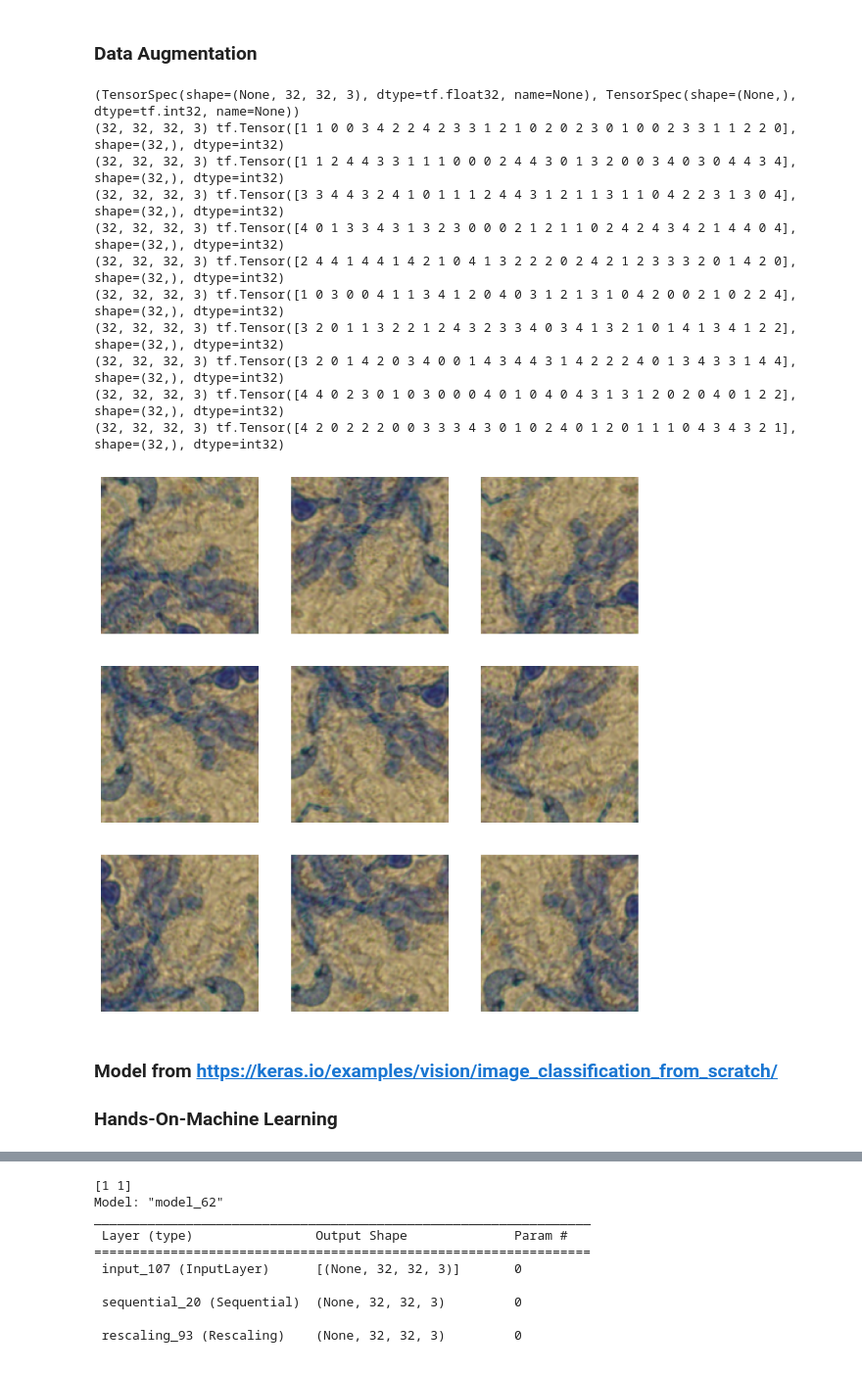
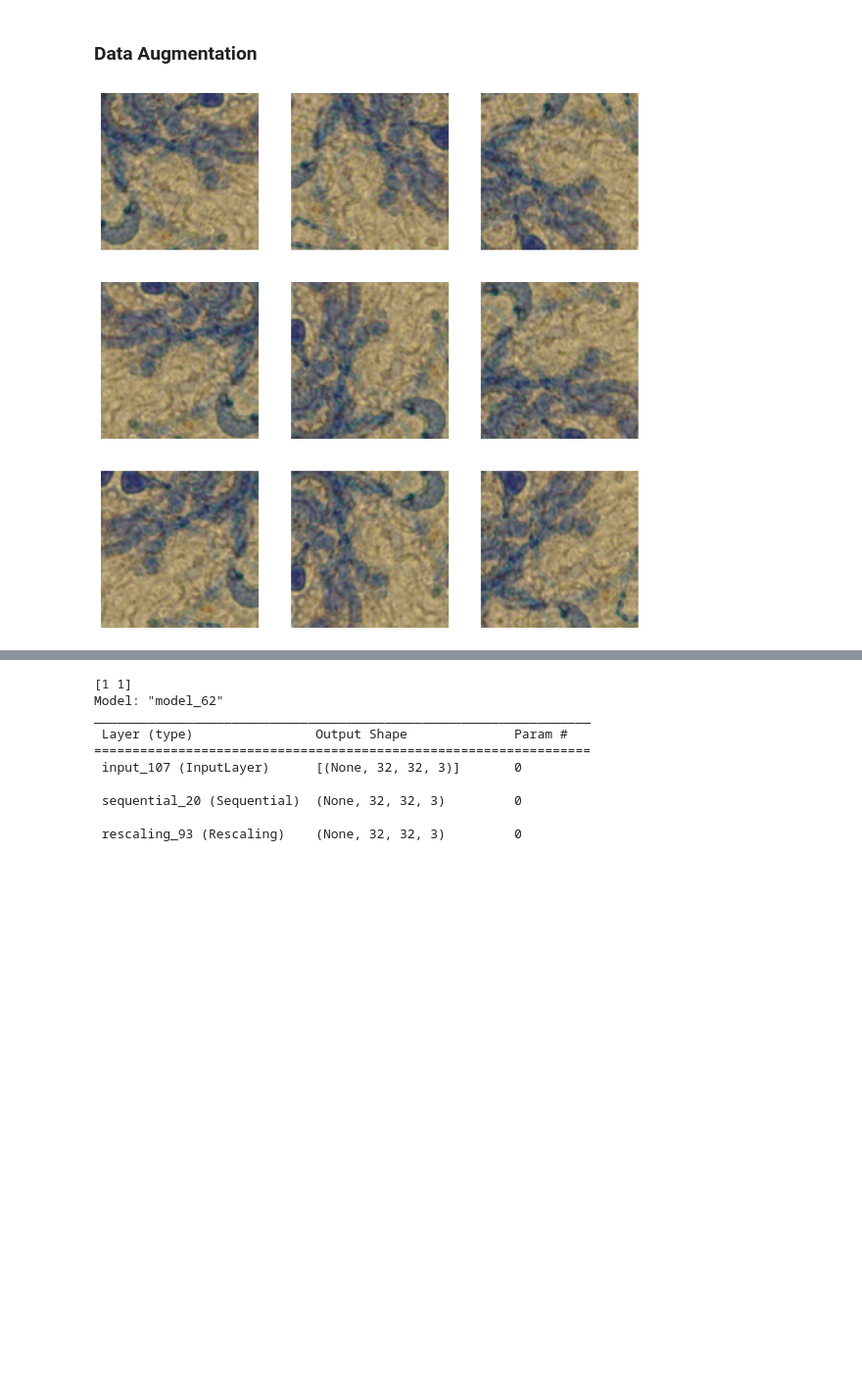
Before and after one commit to OlgaTorgashova/fungus-classification, a Jupyter notebook: EE258_Project.ipynb, the cells around one changed output, grey strips where cells are left out. Shown at 98% size. Drawn from its saved outputs; the diff is of its cells as text; code cells hidden in the pictures; blank space fills up the shorter version.

Commit message:
Fungus image classification
Version 3

```diff
--- a/EE258_Project.ipynb
+++ b/EE258_Project.ipynb
@@ -102,7 +150,7 @@ import pathlib
 
 data_dir = pathlib.Path(project_path)
 
-data_train, data_val = tf.keras.utils.image_dataset_from_directory(
+data_train, data_test = tf.keras.utils.image_dataset_from_directory(
     data_dir,
     subset = 'both',
     labels = 'inferred',
@@ -111,9 +159,9 @@ data_train, data_val = tf.keras.utils.image_dataset_from_directory(
     image_size = project_image_size,
     batch_size = project_batch_size,
     seed = project_seed,
-    validation_split = 0.2)
+    validation_split = 0.3)
 
-for x, y in data_val.take(4):
+for x, y in data_test.take(4):
     print(x.shape, y)
 # %% [output]
 Found 400 files belonging to 5 classes.
@@ -124,0 +174,23 @@ Using 80 files for validation.
+# %%
+Defungi_data = pd.read_csv(project_path + '/Defungi.csv')
+Quantile = Defungi_data[['Edge_1','Sobel_x','Sobel_y']].quantile(0.25)
+
+# Drop the blured datapoints (edges are not clear according to three types of algorithms
+# (a simple kernel 8 surrounded by negative ones and two Sobel edges)
+Defungi_data_clear = Defungi_data.loc[(Defungi_data['Edge_1'] > Quantile['Edge_1']) | (Defungi_data['Sobel_x'] > Quantile['Sobel_x']) | (Defungi_data['Sobel_y'] > Quantile['Sobel_y'])]
+Defungi_data_clear.reset_index(drop = True, inplace = True)
+print(Defungi_data_clear.describe())
+
+Image_Array = []
+Class_Array = []
+for i in Defungi_data_clear.index:
+    Image_Path = Defungi_data_clear.loc[i, "Image"]
+    Class = Defungi_data_clear.loc[i, "Class"]
+    Class_Array.append(Class)
+    Image = keras.utils.load_img(Image_Path, target_size = project_image_size)
+    Keras_Image = keras.utils.img_to_array(Image)
+    Image_Array.append(np.array([Keras_Image]))
+
+print(type(Image_Array))
+print(len(Image_Array))
+print(len(Class_Array))
@@ -165,43 +250,29 @@ Name: count, dtype: int64
 # %%
 # Data Augmentation of the training images
 
 data_augmentation = keras.Sequential(
     [tf.keras.layers.RandomFlip("horizontal_and_vertical"),
      tf.keras.layers.RandomRotation(factor = (-0.5, 0.5)),
     ])
 
 data_train = data_train.map(
     lambda img, label: (data_augmentation(img), label),
     num_parallel_calls=tf.data.AUTOTUNE,
 )
 # Prefetching samples in GPU memory helps maximize GPU utilization.
 data_train = data_train.prefetch(tf.data.AUTOTUNE)
-data_val = data_val.prefetch(tf.data.AUTOTUNE)
+data_rest = data_test.prefetch(tf.data.AUTOTUNE)
 
-print(train_ds.element_spec)
-for x, y in train_ds.take(1000):
-    print(x.shape, y)
+#print(data_train.element_spec)
+#for x, y in data_train.take(1000):
+#    print(x.shape, y)
 
 plt.figure(figsize=(10, 10))
 for images, _ in data_train.take(1):
     for i in range(9):
         augmented_images = data_augmentation(images)
         ax = plt.subplot(3, 3, i + 1)
         plt.imshow(augmented_images[0].numpy().astype("uint8"))
         plt.axis("off")
 # %% [output]
-(TensorSpec(shape=(None, 32, 32, 3), dtype=tf.float32, name=None), TensorSpec(shape=(None,), dtype=tf.int32, name=None))
-(32, 32, 32, 3) tf.Tensor([1 1 0 0 3 4 2 2 4 2 3 3 1 2 1 0 2 0 2 3 0 1 0 0 2 3 3 1 1 2 2 0], shape=(32,), dtype=int32)
-(32, 32, 32, 3) tf.Tensor([1 1 2 4 4 3 3 1 1 1 0 0 0 2 4 4 3 0 1 3 2 0 0 3 4 0 3 0 4 4 3 4], shape=(32,), dtype=int32)
-(32, 32, 32, 3) tf.Tensor([3 3 4 4 3 2 4 1 0 1 1 1 2 4 4 3 1 2 1 1 3 1 1 0 4 2 2 3 1 3 0 4], shape=(32,), dtype=int32)
-(32, 32, 32, 3) tf.Tensor([4 0 1 3 3 4 3 1 3 2 3 0 0 0 2 1 2 1 1 0 2 4 2 4 3 4 2 1 4 4 0 4], shape=(32,), dtype=int32)
-(32, 32, 32, 3) tf.Tensor([2 4 4 1 4 4 1 4 2 1 0 4 1 3 2 2 2 0 2 4 2 1 2 3 3 3 2 0 1 4 2 0], shape=(32,), dtype=int32)
-(32, 32, 32, 3) tf.Tensor([1 0 3 0 0 4 1 1 3 4 1 2 0 4 0 3 1 2 1 3 1 0 4 2 0 0 2 1 0 2 2 4], shape=(32,), dtype=int32)
-(32, 32, 32, 3) tf.Tensor([3 2 0 1 1 3 2 2 1 2 4 3 2 3 3 4 0 3 4 1 3 2 1 0 1 4 1 3 4 1 2 2], shape=(32,), dtype=int32)
-(32, 32, 32, 3) tf.Tensor([3 2 0 1 4 2 0 3 4 0 0 1 4 3 4 4 3 1 4 2 2 2 4 0 1 3 4 3 3 1 4 4], shape=(32,), dtype=int32)
-(32, 32, 32, 3) tf.Tensor([4 4 0 2 3 0 1 0 3 0 0 0 4 0 1 0 4 0 4 3 1 3 1 2 0 2 0 4 0 1 2 2], shape=(32,), dtype=int32)
-(32, 32, 32, 3) tf.Tensor([4 2 0 2 2 2 0 0 3 3 3 4 3 0 1 0 2 4 0 1 2 0 1 1 1 0 4 3 4 3 2 1], shape=(32,), dtype=int32)
-[figure, old version]
+[figure, new version]
-# %% [markdown]
-### Model from https://keras.io/examples/vision/image_classification_from_scratch/
-### Hands-On-Machine Learning
```
Also changed, not shown: parts of 23 cells of this notebook.
